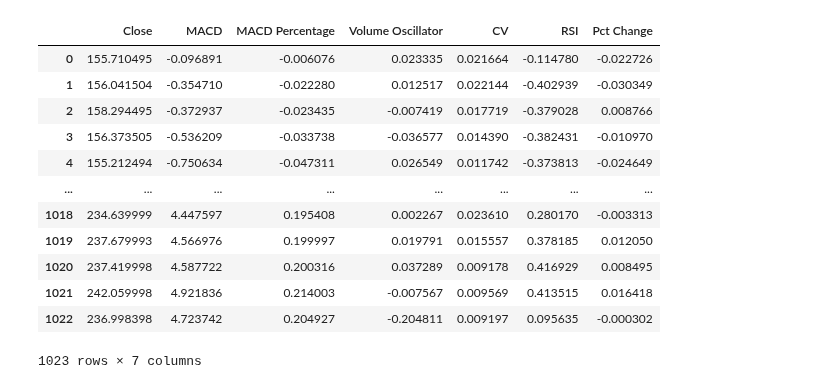
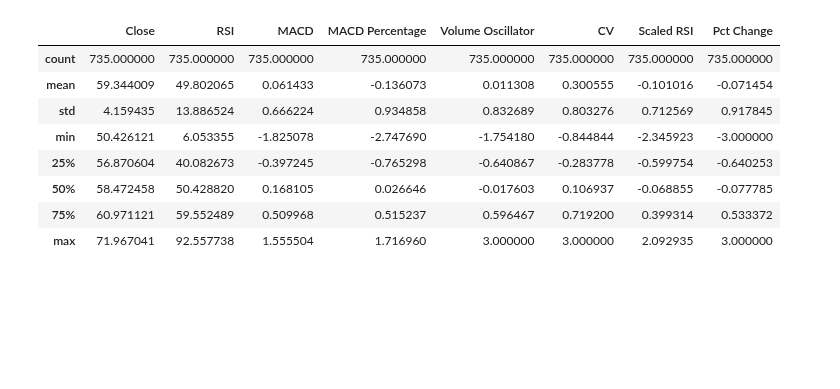
Before and after one commit to joeyallen1/RL_Trading, a Jupyter notebook: Training.ipynb, the cells around one changed output. Saved outputs shown, nothing was run; the diff lists cells and outputs as text; code cells hidden in the pictures; blank space fills up the shorter version.

```diff
--- a/Training.ipynb
+++ b/Training.ipynb
@@ -43,18 +46,14 @@ validation_data
 # %%
-testing_data = pd.read_csv('./AMZN/Testing.csv')
+testing_data = pd.read_csv('./KO_scaled/Testing.csv')
 testing_data.drop(labels=['Date'], axis=1, inplace=True)
-testing_data
+testing_data.describe()
 # %% [output]
-|  | Close | MACD | MACD Percentage | Volume Oscillator | CV | RSI | Pct Change |
-| 0 | 155.710495 | -0.096891 | -0.006076 | 0.023335 | 0.021664 | -0.114780 | -0.022726 |
-| 1 | 156.041504 | -0.354710 | -0.022280 | 0.012517 | 0.022144 | -0.402939 | -0.030349 |
-| 2 | 158.294495 | -0.372937 | -0.023435 | -0.007419 | 0.017719 | -0.379028 | 0.008766 |
-| 3 | 156.373505 | -0.536209 | -0.033738 | -0.036577 | 0.014390 | -0.382431 | -0.010970 |
-| 4 | 155.212494 | -0.750634 | -0.047311 | 0.026549 | 0.011742 | -0.373813 | -0.024649 |
-| ... | ... | ... | ... | ... | ... | ... | ... |
-| 1018 | 234.639999 | 4.447597 | 0.195408 | 0.002267 | 0.023610 | 0.280170 | -0.003313 |
-| 1019 | 237.679993 | 4.566976 | 0.199997 | 0.019791 | 0.015557 | 0.378185 | 0.012050 |
-| 1020 | 237.419998 | 4.587722 | 0.200316 | 0.037289 | 0.009178 | 0.416929 | 0.008495 |
-| 1021 | 242.059998 | 4.921836 | 0.214003 | -0.007567 | 0.009569 | 0.413515 | 0.016418 |
-| 1022 | 236.998398 | 4.723742 | 0.204927 | -0.204811 | 0.009197 | 0.095635 | -0.000302 |
+|  | Close | RSI | MACD | MACD Percentage | Volume Oscillator | CV | Scaled RSI | Pct Change |
+| count | 735.000000 | 735.000000 | 735.000000 | 735.000000 | 735.000000 | 735.000000 | 735.000000 | 735.000000 |
+| mean | 59.344009 | 49.802065 | 0.061433 | -0.136073 | 0.011308 | 0.300555 | -0.101016 | -0.071454 |
+| std | 4.159435 | 13.886524 | 0.666224 | 0.934858 | 0.832689 | 0.803276 | 0.712569 | 0.917845 |
+| min | 50.426121 | 6.053355 | -1.825078 | -2.747690 | -1.754180 | -0.844844 | -2.345923 | -3.000000 |
+| 25% | 56.870604 | 40.082673 | -0.397245 | -0.765298 | -0.640867 | -0.283778 | -0.599754 | -0.640253 |
+| 50% | 58.472458 | 50.428820 | 0.168105 | 0.026646 | -0.017603 | 0.106937 | -0.068855 | -0.077785 |
+| 75% | 60.971121 | 59.552489 | 0.509968 | 0.515237 | 0.596467 | 0.719200 | 0.399314 | 0.533372 |
+| max | 71.967041 | 92.557738 | 1.555504 | 1.716960 | 3.000000 | 3.000000 | 2.092935 | 3.000000 |
-1023 rows × 7 columns
```
Also changed, not shown: parts of 14 cells of this notebook.
